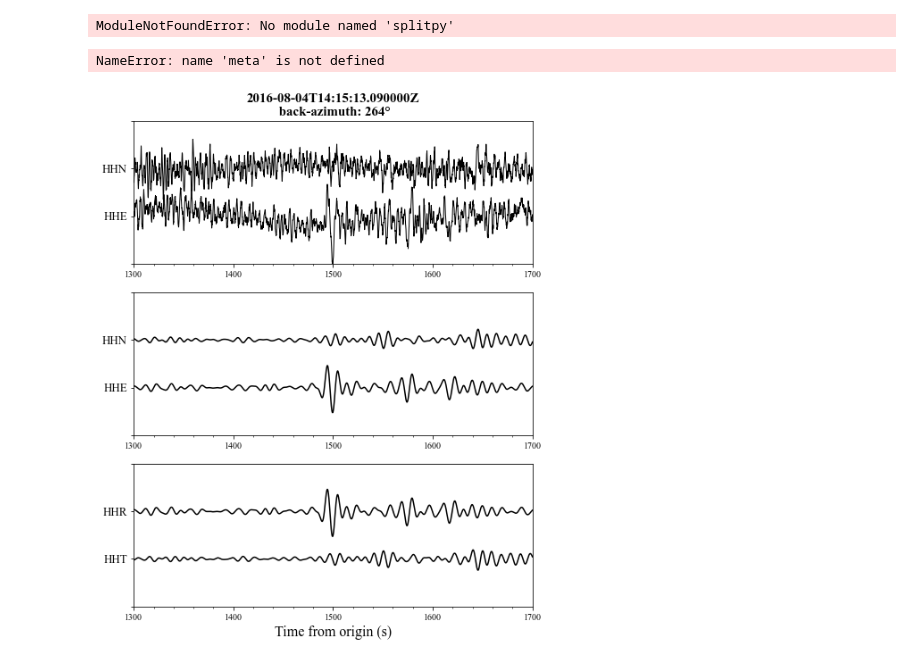
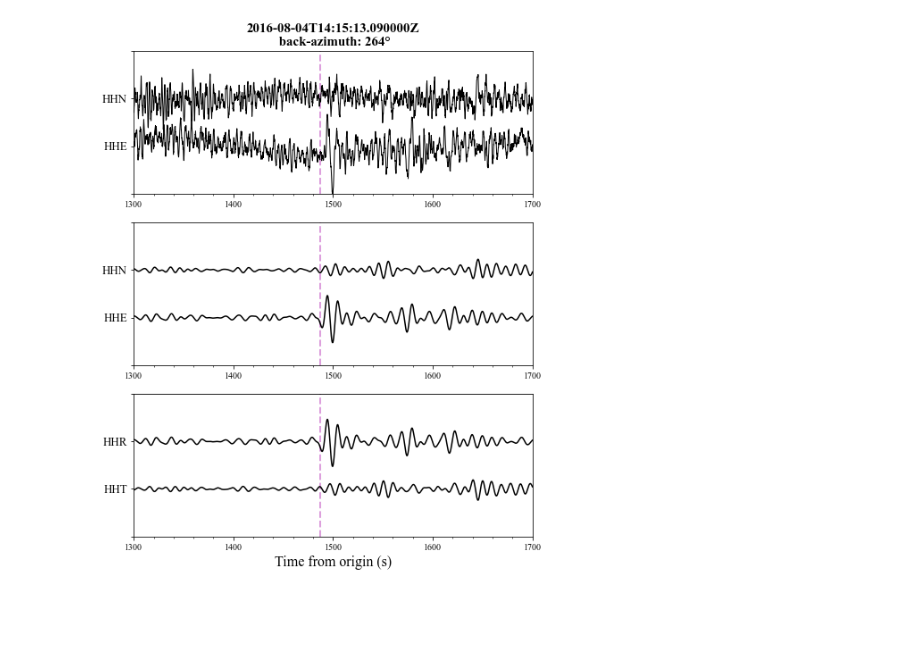
Before and after one commit to JingHuiTong/06_NTU_thesis, a Jupyter notebook: Thesis_figure/Ch3/NE2RT/NE2RT.ipynb, the cells around one changed output. Saved outputs shown, nothing was run; the diff lists cells and outputs as text; code cells hidden in the pictures; blank space fills up the shorter version.

```diff
--- a/Thesis_figure/Ch3/NE2RT/NE2RT.ipynb
+++ b/Thesis_figure/Ch3/NE2RT/NE2RT.ipynb
@@ -8,11 +6,8 @@ ModuleNotFoundError: No module named 'matplotlib'
 # %%
-# st =  pickle.load(open('ZNE_data.pkl', "rb"))
+st =  pickle.load(open('ZNE_data.pkl', "rb"))
 meta = pickle.load(open('Meta_manual.pkl', "rb"))
-# %% [output]
-ModuleNotFoundError: No module named 'splitpy'
 # %%
+SKSarrival = meta.ttime
-# %% [output]
-NameError: name 'meta' is not defined
 # %%
 
 time = st[0].times(reftime = meta.time )
@@ -41,35 +36,39 @@ fig,ax = plt.subplots(3,1,figsize=(8,10))
 plt.rcParams["font.family"] = "Times New Roman"
 plt.subplot(311)
 plt.title(f'{meta.time}\n back-azimuth: {int(meta.baz)}°', fontsize=15, fontweight='bold' )
+
 # plt.plot(time, tr_Z.data/pmax + 0, 'k')
+plt.vlines(x=SKSarrival,ymin=0,ymax=3,ls='--',color='plum',lw=2)
 plt.plot(time, tr_N.data/pmax + 2, 'k', lw=1)
 plt.plot(time, tr_E.data/pmax + 1, 'k', lw=1)
 plt.xlim(1300,1700)
 plt.ylim(0,3)
 plt.yticks(range(0,3+1,1),['','HHE','HHN',''],fontsize=13)
 ax[0].xaxis.set_minor_locator(MultipleLocator(20))
 ax[0].xaxis.set_major_locator(MultipleLocator(100))
 plt.subplot(312)
 # plt.plot(time, tr_Z_.data/pmax + 0, 'k')
+plt.vlines(x=SKSarrival,ymin=0,ymax=3,ls='--',color='plum',lw=2)
 plt.plot(time, tr_N_.data/pmax + 2, 'k')
 plt.plot(time, tr_E_.data/pmax + 1, 'k')
 plt.xlim(1300,1700)
 plt.ylim(0,3)
 plt.yticks(range(0,3+1,1),['','HHE','HHN',''],fontsize=13)
 ax[1].xaxis.set_minor_locator(MultipleLocator(20))
 ax[1].xaxis.set_major_locator(MultipleLocator(100))
 plt.subplot(313)
 # plt.plot(time, tr_Z_.data/pmax + 0, 'k')
+plt.vlines(x=SKSarrival,ymin=0,ymax=3,ls='--',color='plum',lw=2)
 plt.plot(time, tr_R.data/pmax + 2, 'k')
 plt.plot(time, tr_T.data/pmax + 1, 'k')
 plt.yticks(range(0,3+1,1),['','HHT','HHR',''],fontsize=13)
 plt.xlim(1300,1700)
 plt.ylim(0,3)
 plt.xlabel('Time from origin (s)',fontsize=16)
 ax[2].xaxis.set_minor_locator(MultipleLocator(20))
 ax[2].xaxis.set_major_locator(MultipleLocator(100))
 
-plt.savefig('NE2RT.png', dpi=300)
-plt.savefig('NE2RT.pdf')
+plt.savefig('NE2RT_v2.png', dpi=300)
+plt.savefig('NE2RT_v2.pdf')
 # %% [output]
-[figure, old version]
+[figure, new version]
```
Also changed, not shown: parts of 1 cell of this notebook, 6 other files.
